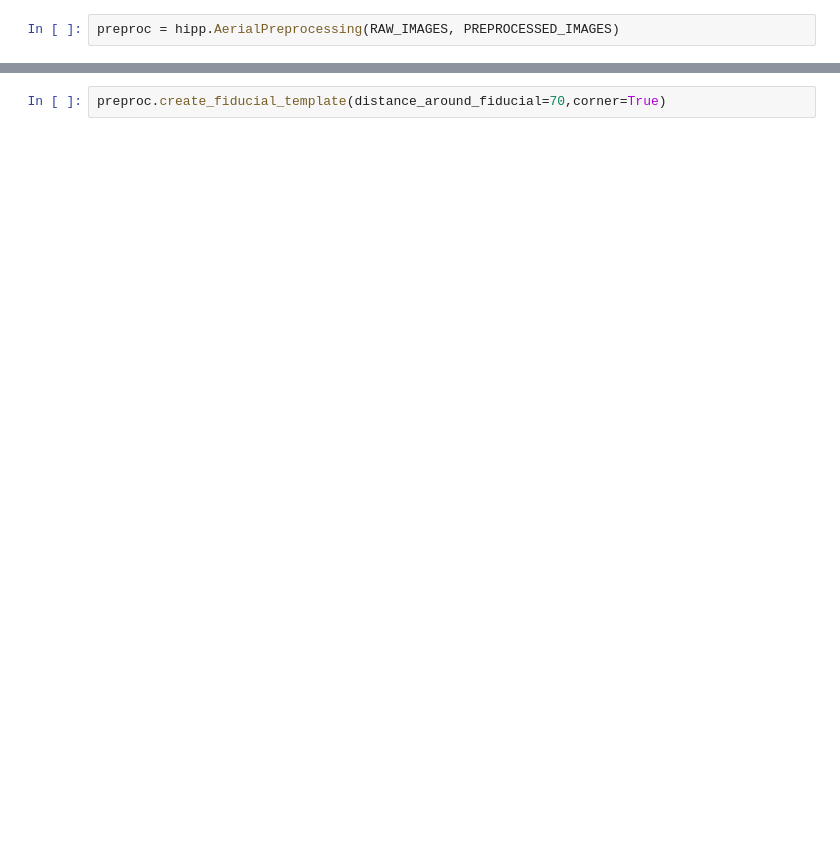
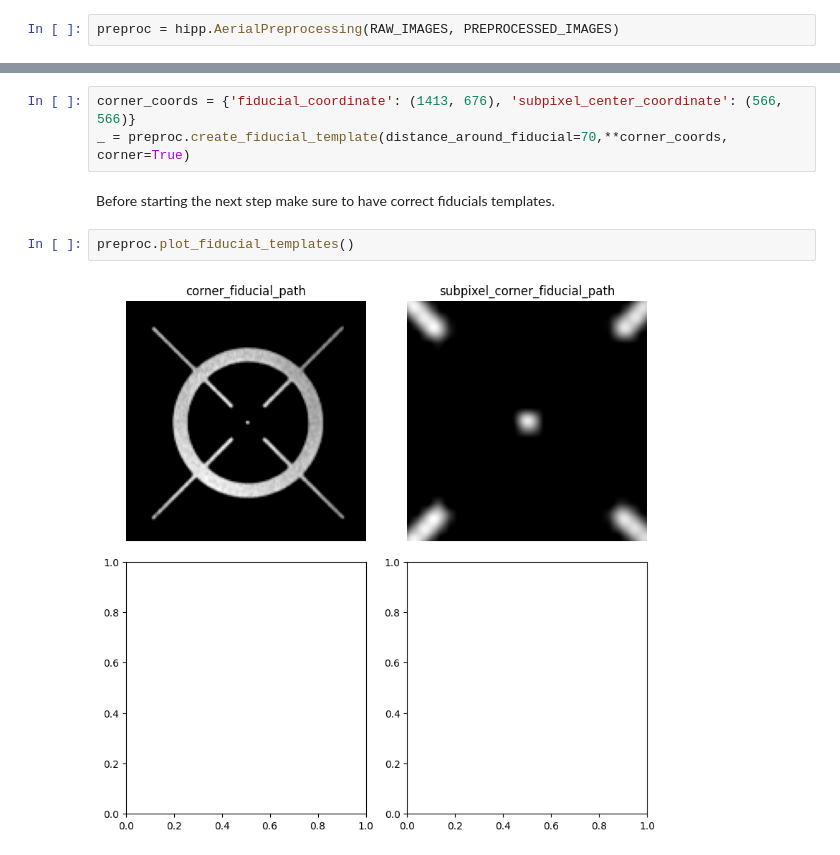
Before and after one commit to shippp/history, a Jupyter notebook: notebooks/iceland_aerial.ipynb, the cells around one changed output, grey strips where cells are left out. Cells and saved outputs as stored; diff of their text form; blank space fills up the shorter version.

```diff
--- a/notebooks/iceland_aerial.ipynb
+++ b/notebooks/iceland_aerial.ipynb
@@ -33,2 +63,9 @@ preproc = hipp.AerialPreprocessing(RAW_IMAGES, PREPROCESSED_IMAGES)
 # %%
-preproc.create_fiducial_template(distance_around_fiducial=70,corner=True)
+corner_coords = {'fiducial_coordinate': (1413, 676), 'subpixel_center_coordinate': (566, 566)}
+_ = preproc.create_fiducial_template(distance_around_fiducial=70,**corner_coords,  corner=True)
+# %% [markdown]
+Before starting the next step make sure to have correct fiducials templates.
+# %%
+preproc.plot_fiducial_templates()
+# %% [output]
+[figure, added]
```
Also changed, not shown: parts of 19 cells of this notebook, 1 other file.
